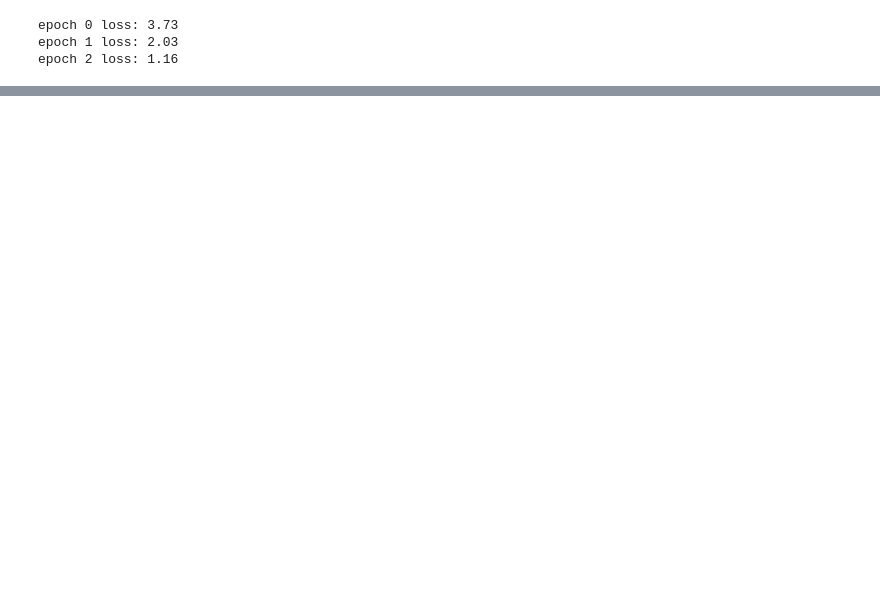
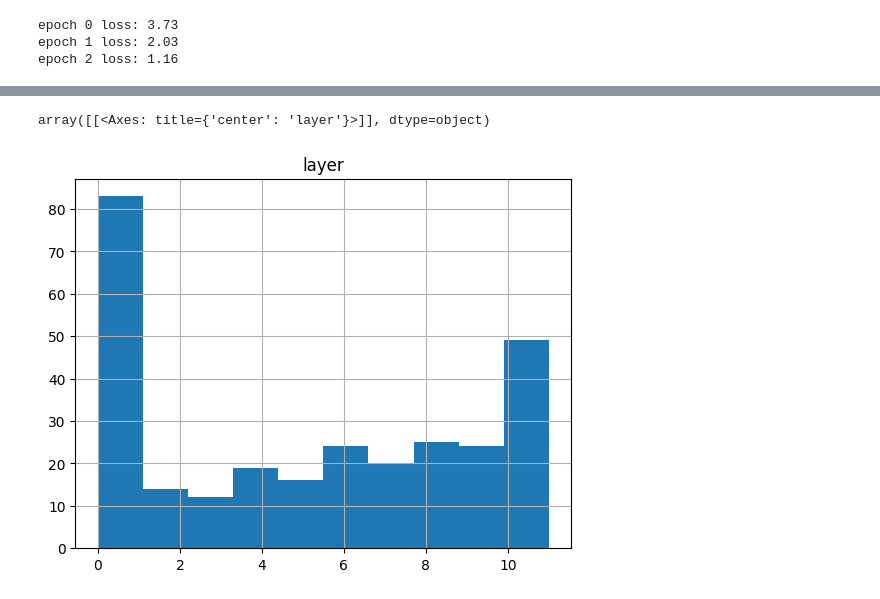
Before and after one commit to amaljoe/lm-debugger-proto, a Jupyter notebook: gpt2_custom_debugger.ipynb, the cells around one changed output, grey strips where cells are left out. Drawn from its saved outputs; the diff is of its cells as text; code cells hidden in the pictures; blank space fills up the shorter version.

```diff
--- a/gpt2_custom_debugger.ipynb
+++ b/gpt2_custom_debugger.ipynb
@@ -283,0 +294,5 @@ pd.DataFrame({"input": ip,"output": output, "layer": stablised_layer, "target":
+# %%
+pd.DataFrame({'layer':stablised_layer}).hist()
+# %% [output]
+array([[<Axes: title={'center': 'layer'}>]], dtype=object)
+[figure, added]
```
Also changed, not shown: parts of 5 cells of this notebook.
